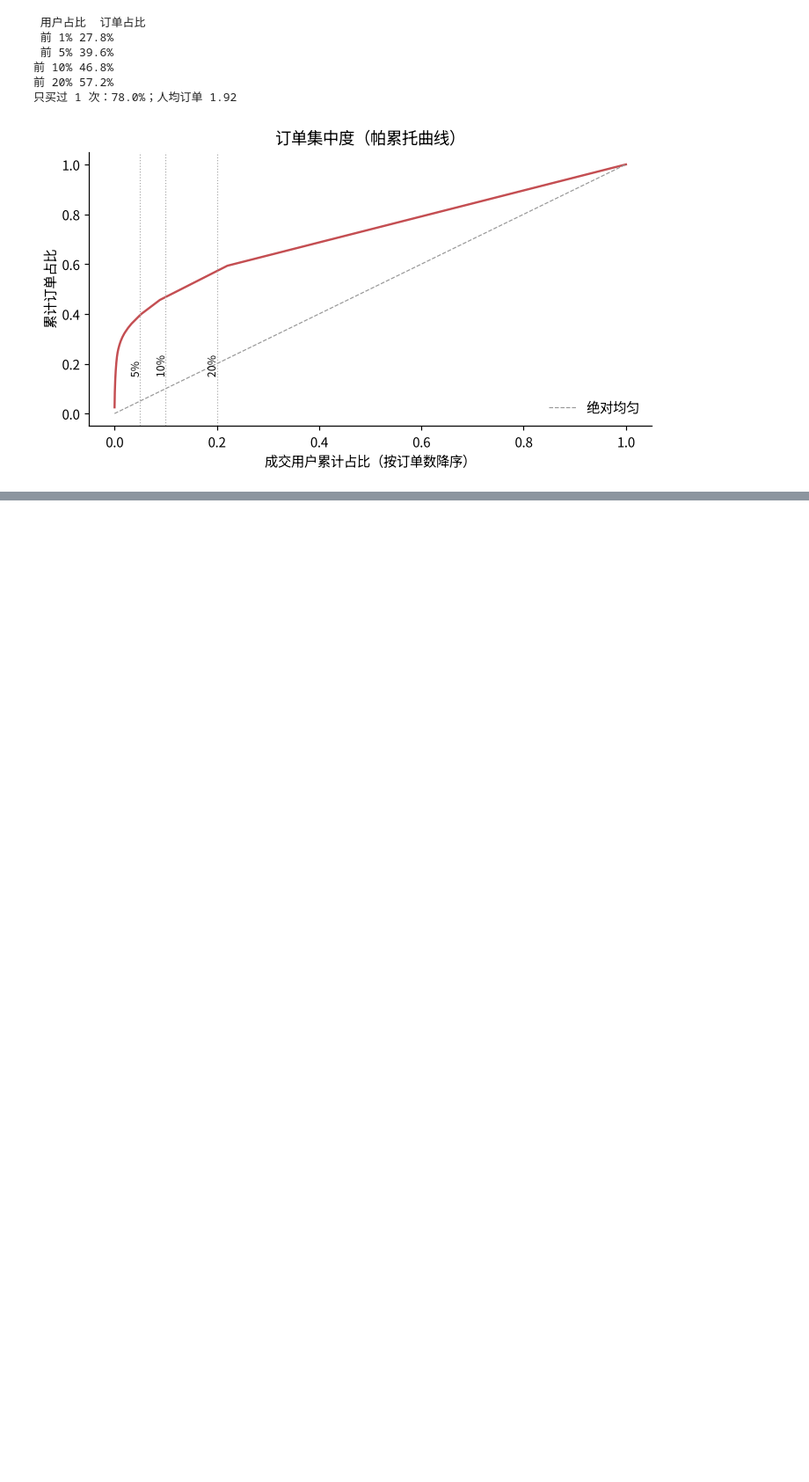
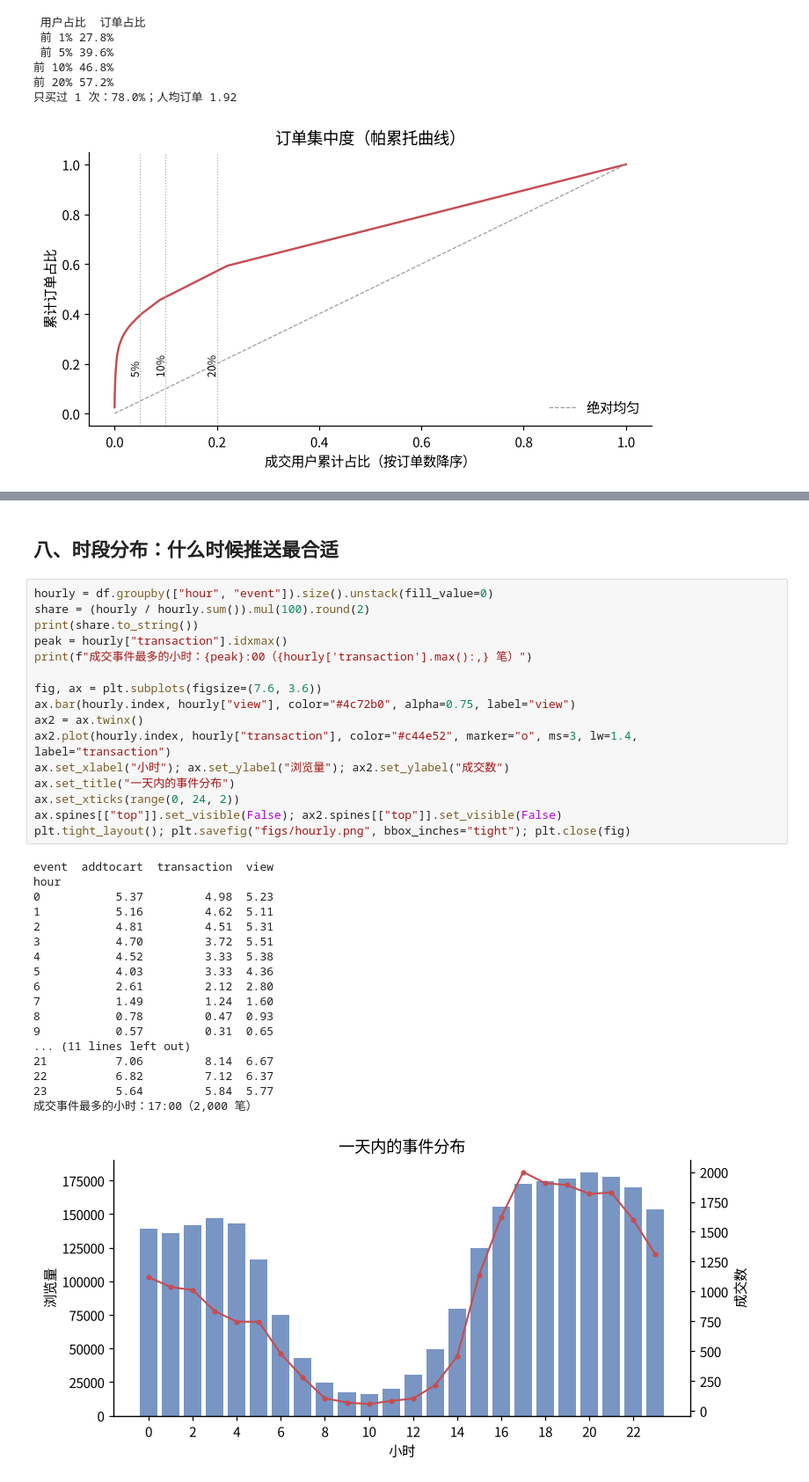
Before and after one commit to z-Yukai/Analysis-of-E-commerce-User-behavior, a Jupyter notebook: 电商用户行为分析.ipynb, the cells around one changed output, grey strips where cells are left out. Shown at 88% size. Drawn from its saved outputs; the diff is of its cells as text; blank space fills up the shorter version.

Commit message:
feat: 新增品类维度、时段分布、留存分析，补 3 张图表并重写 README

```diff
--- a/电商用户行为分析.ipynb
+++ b/电商用户行为分析.ipynb
@@ -242,0 +298,37 @@ plt.tight_layout(); plt.savefig("figs/pareto.png", bbox_inches="tight"); plt.clo
+# %% [markdown]
+## 八、时段分布：什么时候推送最合适
+# %%
+hourly = df.groupby(["hour", "event"]).size().unstack(fill_value=0)
+share = (hourly / hourly.sum()).mul(100).round(2)
+print(share.to_string())
+peak = hourly["transaction"].idxmax()
+print(f"成交事件最多的小时：{peak}:00（{hourly['transaction'].max():,} 笔）")
+
+fig, ax = plt.subplots(figsize=(7.6, 3.6))
+ax.bar(hourly.index, hourly["view"], color="#4c72b0", alpha=0.75, label="view")
+ax2 = ax.twinx()
+ax2.plot(hourly.index, hourly["transaction"], color="#c44e52", marker="o", ms=3, lw=1.4, label="transaction")
+ax.set_xlabel("小时"); ax.set_ylabel("浏览量"); ax2.set_ylabel("成交数")
+ax.set_title("一天内的事件分布")
+ax.set_xticks(range(0, 24, 2))
+ax.spines[["top"]].set_visible(False); ax2.spines[["top"]].set_visible(False)
+plt.tight_layout(); plt.savefig("figs/hourly.png", bbox_inches="tight"); plt.close(fig)
+# %% [output]
+event  addtocart  transaction  view
+hour
+0           5.37         4.98  5.23
+1           5.16         4.62  5.11
+2           4.81         4.51  5.31
+3           4.70         3.72  5.51
+4           4.52         3.33  5.38
+5           4.03         3.33  4.36
+6           2.61         2.12  2.80
+7           1.49         1.24  1.60
+8           0.78         0.47  0.93
+9           0.57         0.31  0.65
+... (11 lines left out)
+21          7.06         8.14  6.67
+22          6.82         7.12  6.37
+23          5.64         5.84  5.77
+成交事件最多的小时：17:00（2,000 笔）
+[figure, added]
```
Also changed, not shown: parts of 4 cells of this notebook, 5 other files.
